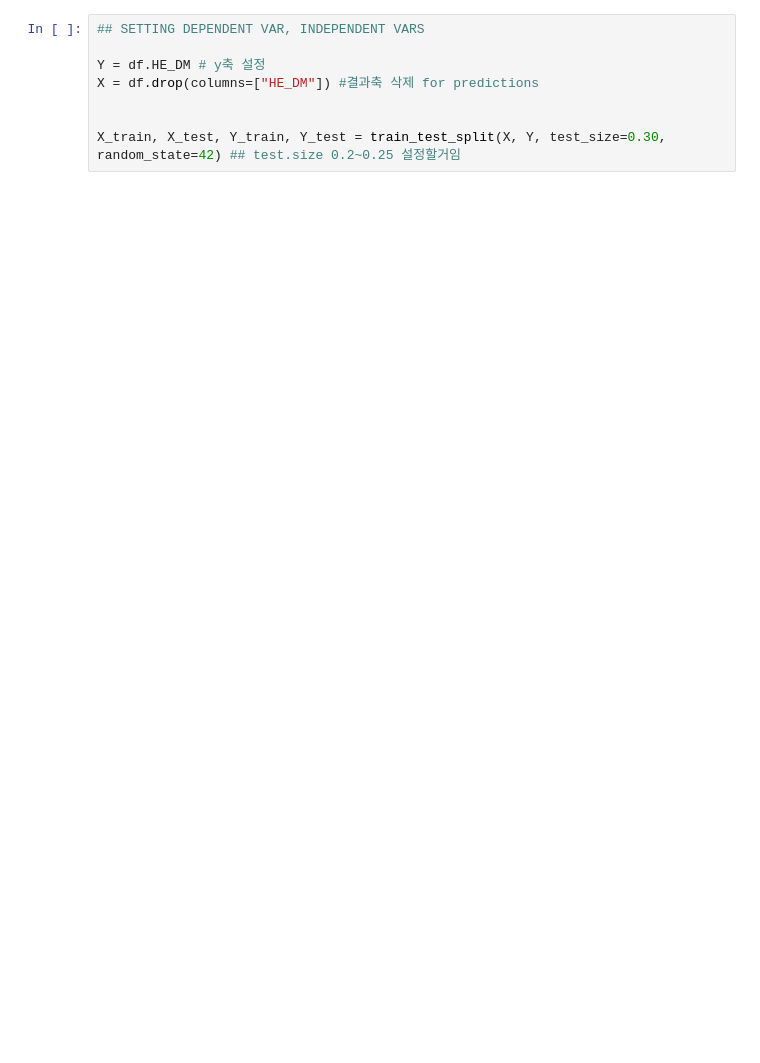
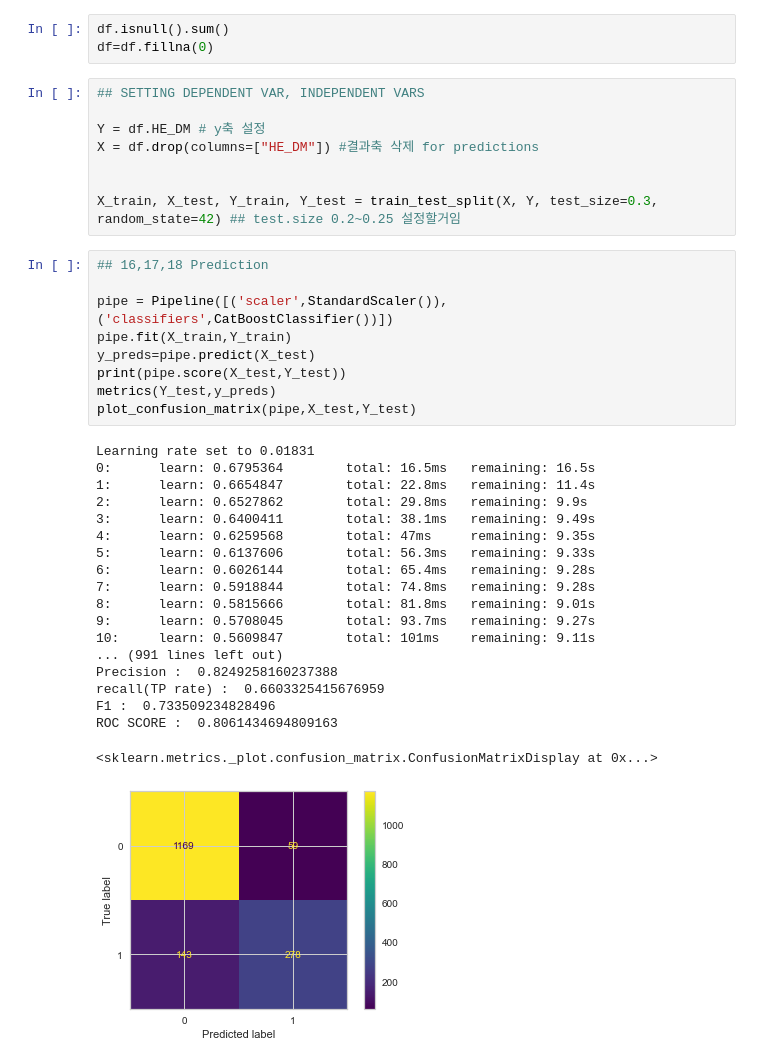
Before and after one commit to easthobb/Diabetes-Analysis, a Jupyter notebook: OUTCOME_ANALYSIS.ipynb, the cells around one changed output. Drawn from its saved outputs; the diff is of its cells as text; blank space fills up the shorter version.

```diff
--- a/OUTCOME_ANALYSIS.ipynb
+++ b/OUTCOME_ANALYSIS.ipynb
@@ -64,3 +90,6 @@ df.head()
+# %%
+df.isnull().sum()
+df=df.fillna(0)
 # %%
 ## SETTING DEPENDENT VAR, INDEPENDENT VARS
 
@@ -68,7 +97,36 @@ Y = df.HE_DM # y축 설정
 X = df.drop(columns=["HE_DM"]) #결과축 삭제 for predictions
 
 
-X_train, X_test, Y_train, Y_test = train_test_split(X, Y, test_size=0.30, random_state=42) ## test.size 0.2~0.25 설정할거임
+X_train, X_test, Y_train, Y_test = train_test_split(X, Y, test_size=0.3, random_state=42) ## test.size 0.2~0.25 설정할거임
+# %%
+## 16,17,18 Prediction
+
+pipe = Pipeline([('scaler',StandardScaler()), ('classifiers',CatBoostClassifier())])
+pipe.fit(X_train,Y_train)
+y_preds=pipe.predict(X_test)
+print(pipe.score(X_test,Y_test))
+metrics(Y_test,y_preds)
+plot_confusion_matrix(pipe,X_test,Y_test)
+# %% [output]
+Learning rate set to 0.01831
+0:      learn: 0.6795364        total: 16.5ms   remaining: 16.5s
+1:      learn: 0.6654847        total: 22.8ms   remaining: 11.4s
+2:      learn: 0.6527862        total: 29.8ms   remaining: 9.9s
+3:      learn: 0.6400411        total: 38.1ms   remaining: 9.49s
+4:      learn: 0.6259568        total: 47ms     remaining: 9.35s
+5:      learn: 0.6137606        total: 56.3ms   remaining: 9.33s
+6:      learn: 0.6026144        total: 65.4ms   remaining: 9.28s
+7:      learn: 0.5918844        total: 74.8ms   remaining: 9.28s
+8:      learn: 0.5815666        total: 81.8ms   remaining: 9.01s
+9:      learn: 0.5708045        total: 93.7ms   remaining: 9.27s
+10:     learn: 0.5609847        total: 101ms    remaining: 9.11s
+... (991 lines left out)
+Precision :  0.8249258160237388
+recall(TP rate) :  0.6603325415676959
+F1 :  0.733509234828496
+ROC SCORE :  0.8061434694809163
+<sklearn.metrics._plot.confusion_matrix.ConfusionMatrixDisplay at 0x...>
+[figure, added]
 # %%
 ## DO SMOTE ALG
 smote = SMOTE(random_state=0)
```
Also changed, not shown: parts of 9 cells of this notebook.
